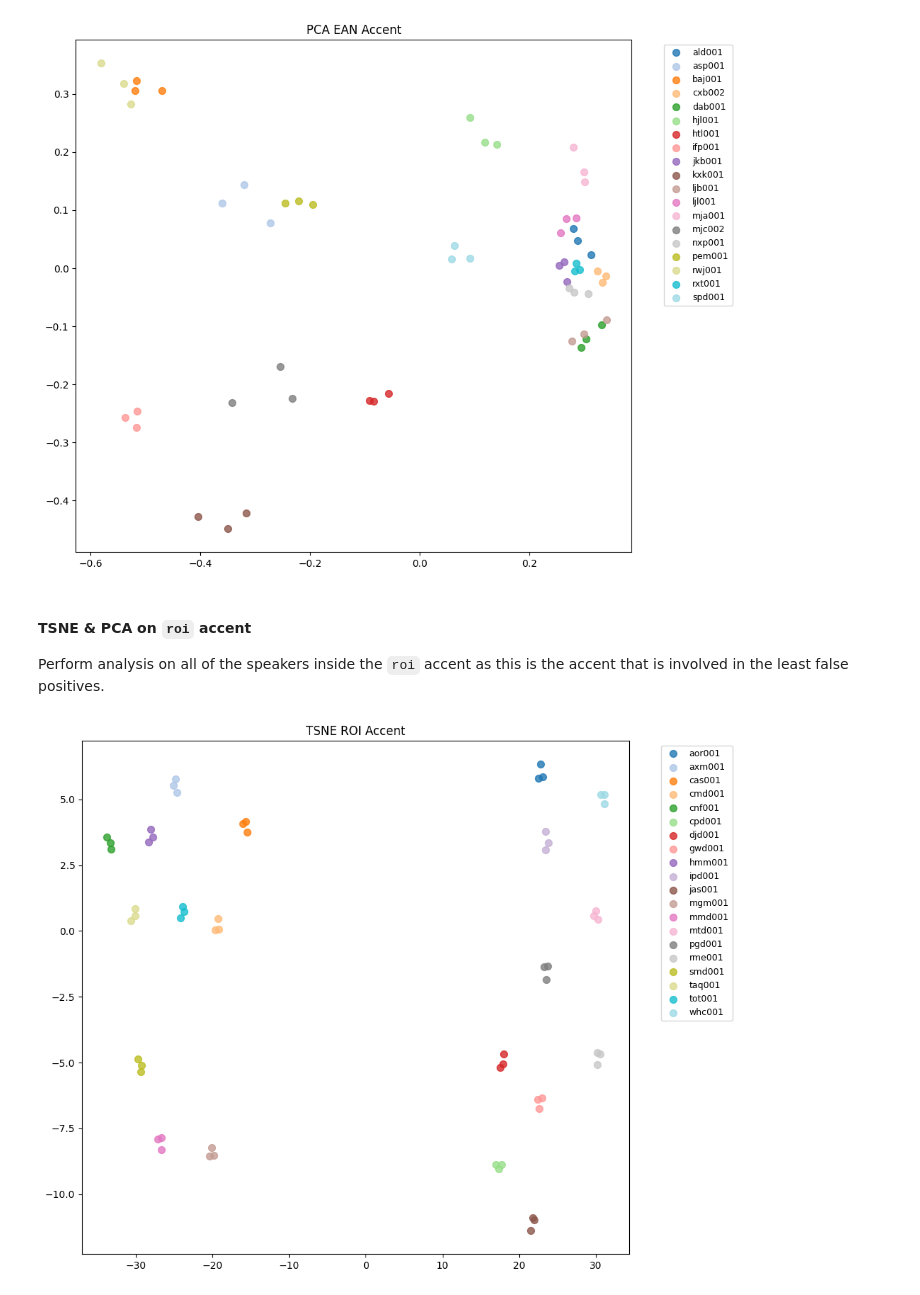
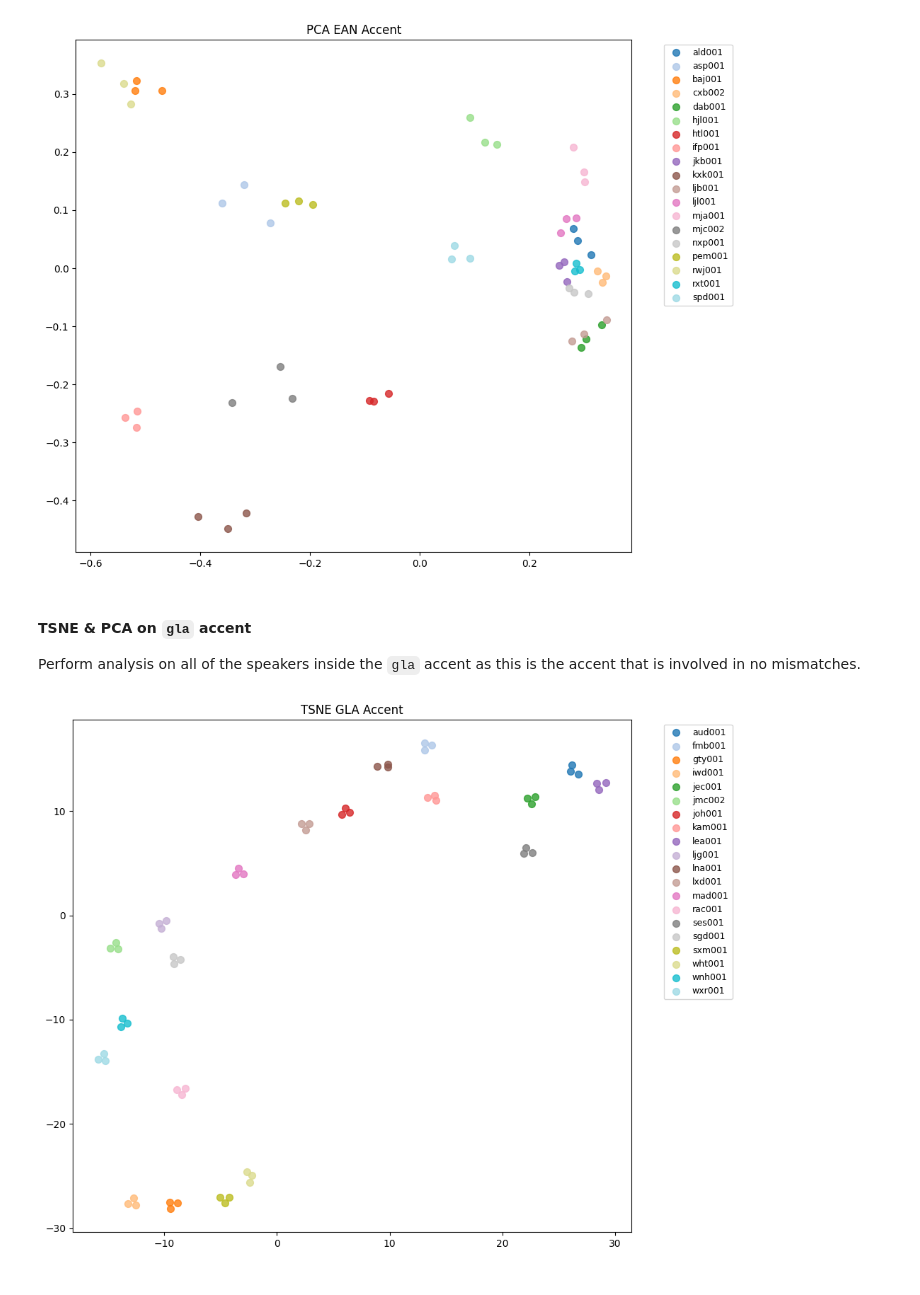
Before and after one commit to michael-vella/ARI5121_SpeechProject_Michael_Vella_code, a Jupyter notebook: core.ipynb, the cells around one changed output. Saved outputs shown, nothing was run; the diff lists cells and outputs as text; code cells hidden in the pictures.

```diff
--- a/core.ipynb
+++ b/core.ipynb
@@ -315,15 +315,19 @@ def evaluate_comparisons(comparisons):
         total = len(comparisons)
         accuracy = (tp + tn) / total
         recall = tp / (tp + fn)
+        precision = tp / (tp + fp)
+        f1_score = (2 * precision * recall) / (precision + recall)
 
         results.append({
             "threshold": round(threshold, 2),
             "accuracy": accuracy,
             "recall": recall,
+            "precision": precision,
+            "f1_score": f1_score,
             "tp": tp, "tn": tn, "fp": fp, "fn": fn
         })
 
-        print(f"Threshold {threshold:.2f} | Accuracy: {accuracy:.4f} | Recall: {recall:4f} | TP: {tp} TN: {tn} FP: {fp} FN: {fn}")
+        print(f"Threshold {threshold:.2f} | Accuracy: {accuracy:.4f} | Recall: {recall:4f} | Precision: {precision:4f} | F1 Score: {f1_score:4f} | TP: {tp} TN: {tn} FP: {fp} FN: {fn}")
 
     return results
 # %% [markdown]
@@ -393,8 +395,12 @@ A threshold of 0.98 has better accuracy but this does not always classify speake
 # %%
 results = evaluate_comparisons(comparisons)
 
-chosen = next(r for r in results if r["threshold"] == 0.97)
-print(f"\nChosen threshold: {chosen['threshold']} | Recall: {chosen['recall']:.4f} | Accuracy: {chosen['accuracy']:.4f}")
+chosen = next(r for r in results if r["threshold"] == 0.98)
+print(f"\nChosen threshold: {chosen['threshold']}")
+print(f"Accuracy: {chosen['accuracy']}")
+print(f"Recall: {chosen['recall']}")
+print(f"Precision: {chosen['precision']}")
+print(f"F1 Score: {chosen['f1_score']}")
 # %% [output]
 SAME SPEAKER METRICS:
 Min: 0.9701511263847351
@@ -773,20 +805,20 @@ plot_reduction(
 # %% [output]
 [figure]
 # %% [markdown]
-#### TSNE & PCA on `roi` accent
+#### TSNE & PCA on `gla` accent
 
-Perform analysis on all of the speakers inside the `roi` accent as this is the accent that is involved in the least false positives.
+Perform analysis on all of the speakers inside the `gla` accent as this is the accent that is involved in no mismatches.
 # %%
-roi_mask = labels_accent == "roi_001"
+gla_mask = labels_accent == "gla_001"
 # %%
 plot_reduction(
-    embeddings=embeddings_array[roi_mask],
-    labels=labels_speaker[roi_mask],
-    title="TSNE ROI Accent",
+    embeddings=embeddings_array[gla_mask],
+    labels=labels_speaker[gla_mask],
+    title="TSNE GLA Accent",
     method="tsne",
     perplexity=5
 )
 # %% [output]
-[figure, old version]
+[figure, new version]
 # %%
 plot_reduction(
```
Also changed, not shown: parts of 16 cells of this notebook.
